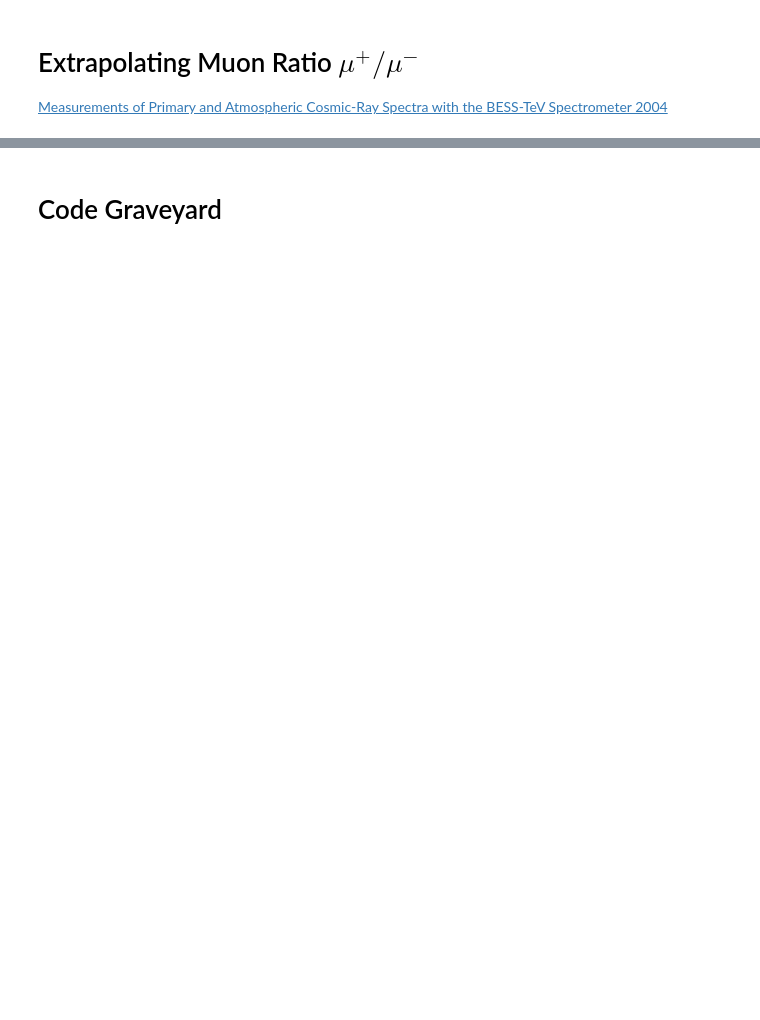
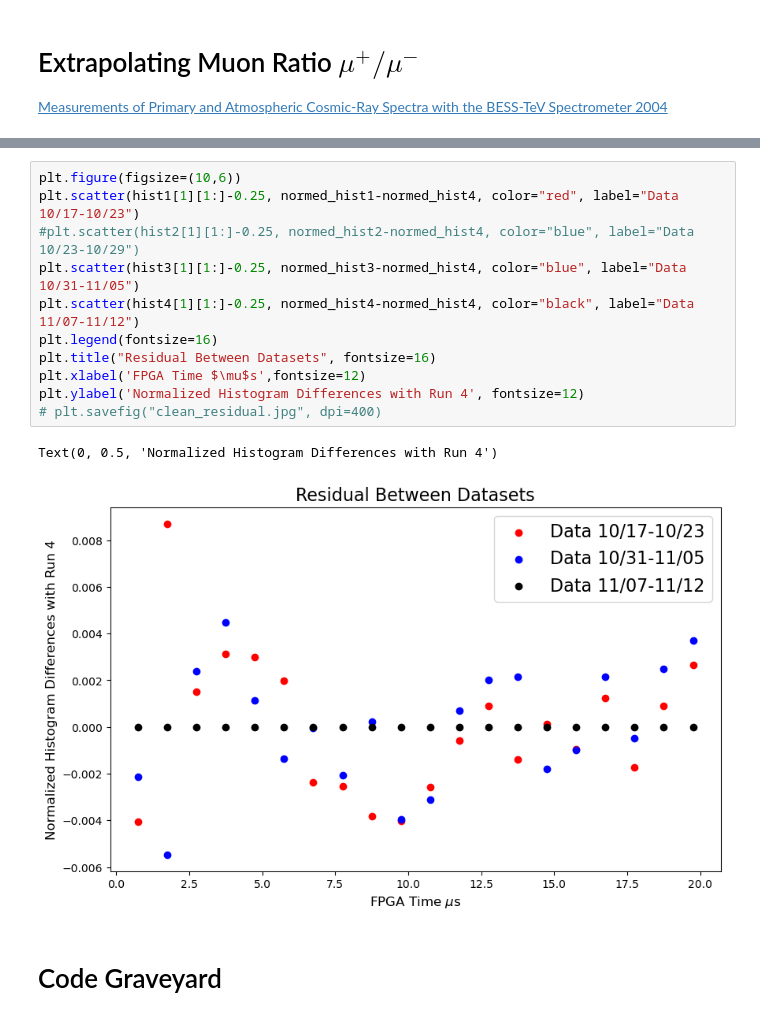
Before and after one commit to KyleTaft/PHY451_Muon_Fall2024, a Jupyter notebook: muon.ipynb, the cells around one changed output, grey strips where cells are left out. Saved outputs shown, nothing was run; the diff lists cells and outputs as text; blank space fills up the shorter version.

Commit message:
Final Cleaning

```diff
--- a/muon.ipynb
+++ b/muon.ipynb
@@ -207,2 +167,16 @@ UB 2.109401396520152
+# %%
+plt.figure(figsize=(10,6))
+plt.scatter(hist1[1][1:]-0.25, normed_hist1-normed_hist4, color="red", label="Data 10/17-10/23")
+#plt.scatter(hist2[1][1:]-0.25, normed_hist2-normed_hist4, color="blue", label="Data 10/23-10/29")
+plt.scatter(hist3[1][1:]-0.25, normed_hist3-normed_hist4, color="blue", label="Data 10/31-11/05")
+plt.scatter(hist4[1][1:]-0.25, normed_hist4-normed_hist4, color="black", label="Data 11/07-11/12")
+plt.legend(fontsize=16)
+plt.title("Residual Between Datasets", fontsize=16)
+plt.xlabel('FPGA Time $\mu$s',fontsize=12)
+plt.ylabel('Normalized Histogram Differences with Run 4', fontsize=12)
+# plt.savefig("clean_residual.jpg", dpi=400)
+# %% [output]
+Text(0, 0.5, 'Normalized Histogram Differences with Run 4')
+[figure, added]
 # %% [markdown]
 # Code Graveyard
```
Also changed, not shown: parts of 12 cells of this notebook, 18 other files.
